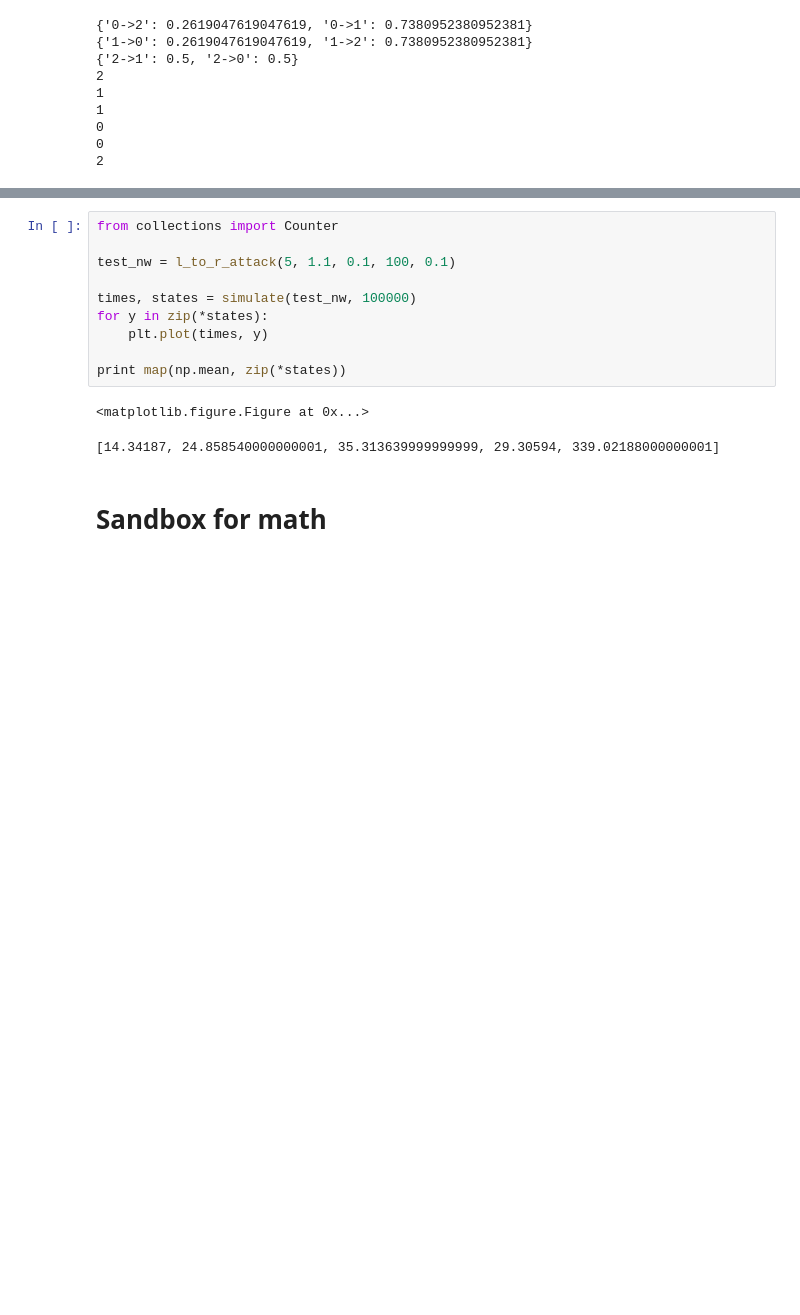
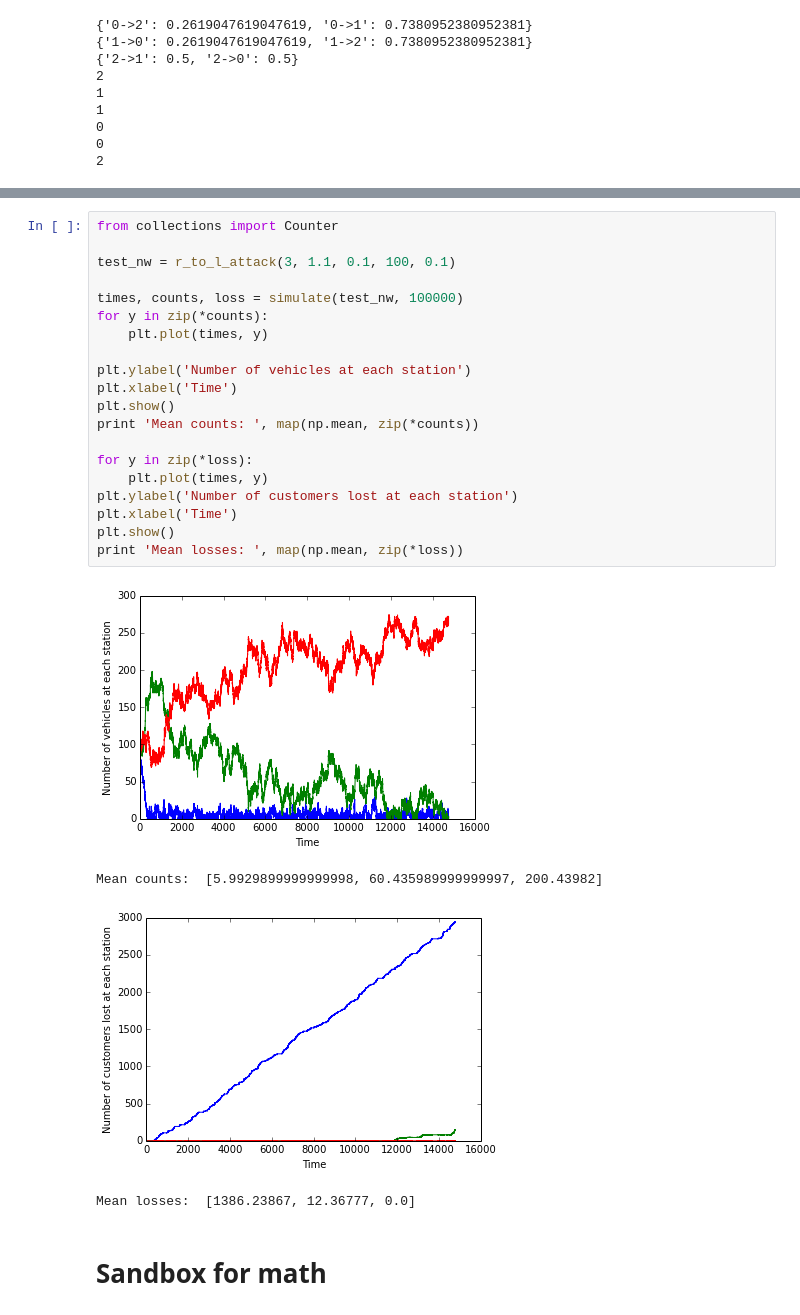
Before and after one commit to yuanchenyang/jackson-simulation, a Jupyter notebook: TaxiNetworks.ipynb, the cells around one changed output, grey strips where cells are left out. Cells and saved outputs as stored; diff of their text form; blank space fills up the shorter version.

Commit message:
Added customer loss graphics

```diff
--- a/TaxiNetworks.ipynb
+++ b/TaxiNetworks.ipynb
@@ -71,16 +64,28 @@ print [(nid, node.n) for nid, node in test_nw.graph.items()]
 # %%
 from collections import Counter
 
-test_nw = l_to_r_attack(5, 1.1, 0.1, 100, 0.1)
+test_nw = r_to_l_attack(3, 1.1, 0.1, 100, 0.1)
 
-times, states = simulate(test_nw, 100000)
-for y in zip(*states):
+times, counts, loss = simulate(test_nw, 100000)
+for y in zip(*counts):
     plt.plot(times, y)
 
-print map(np.mean, zip(*states))
+plt.ylabel('Number of vehicles at each station')
+plt.xlabel('Time')
+plt.show()
+print 'Mean counts: ', map(np.mean, zip(*counts))
+
+for y in zip(*loss):
+    plt.plot(times, y)
+plt.ylabel('Number of customers lost at each station')
+plt.xlabel('Time')
+plt.show()
+print 'Mean losses: ', map(np.mean, zip(*loss))
 # %% [output]
+[figure, added]
-<matplotlib.figure.Figure at 0x...>
+Mean counts:  [5.9929899999999998, 60.435989999999997, 200.43982]
+[figure, added]
-[14.34187, 24.858540000000001, 35.313639999999999, 29.30594, 339.02188000000001]
+Mean losses:  [1386.23867, 12.36777, 0.0]
 # %% [markdown]
 # Sandbox for math
 # %%
```
Also changed, not shown: parts of 4 cells of this notebook, 2 other files.
